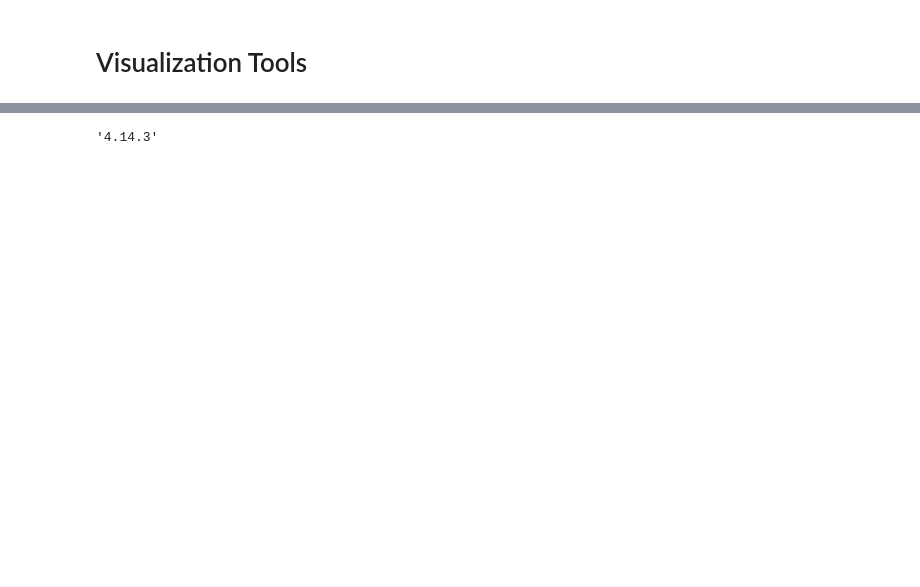
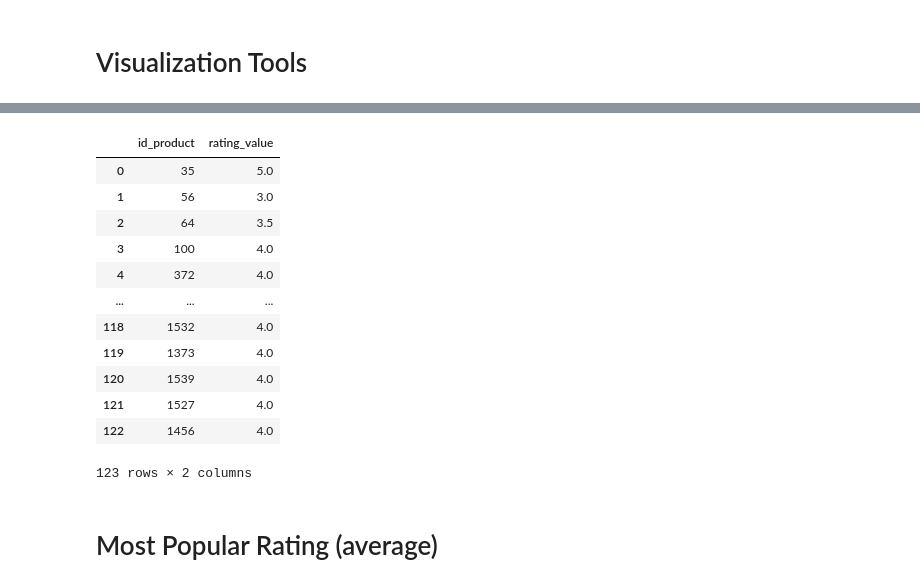
Before and after one commit to philippengani/shoppy, a Jupyter notebook: shoppy_data_science.ipynb, the cells around one changed output, grey strips where cells are left out. Cells and saved outputs as stored; diff of their text form; code cells hidden in the pictures; blank space fills up the shorter version.

```diff
--- a/shoppy_data_science.ipynb
+++ b/shoppy_data_science.ipynb
@@ -59,7 +47,7 @@ password = 'DX%A818lF.+]'
 jdbcPort = 3306
 jdbcUrl = "jdbc:mysql://{0}:{1}/{2}?user={3}&password={4}".format(jdbcHostname, jdbcPort, jdbcDatabase, username, password)
 # %%
-# Importing the shoppy ratings data
+# Importing the shoppy ratings data and product data
 
 #shoppy_ratings_df = spark.read.jdbc(url=jdbcUrl, table="shoppy_ratings")
 shoppy_ratings_df = spark.read.format("jdbc")\
@@ -68,5 +56,14 @@ shoppy_ratings_df = spark.read.format("jdbc")\
                         .option("dbtable", "shoppy_ratings")\
                         .option("user", "jsvx9284_ndserge")\
                         .option("password", "DX%A818lF.+]")\
+                        .option("customSchema", "rating_id INT, rating_value INT, user_id INT, reference_id INT , type STRING")\
                         .load()
-shoppy_ratings_df
+
+shoppy_products_df = spark.read.format("jdbc")\
+                        .option("url", "jdbc:mysql://novobyte.org/jsvx9284_shpy?useLegacyDatetimeCode=false&serverTimezone=UTC")\
+                        .option("driver", "com.mysql.jdbc.Driver")\
+                        .option("query", "select product_id, product_name_en,actual_price from shoppy_products")\
+                        .option("user", "jsvx9284_ndserge")\
+                        .option("password", "DX%A818lF.+]")\
+                        .option("customSchema", "product_id INT, product_name_en STRING, actual_price DECIMAL(38, 0)") \
+                        .load()
@@ -112,5 +108,23 @@ Requirement already satisfied: ptyprocess>=0.5 in /usr/local/lib/python3.7/dist-
-# %%
-import plotly
-plotly.__version__
-# %% [output]
-'4.14.3'
+# %%
+df = shoppy_ratings_df.toPandas()
+df_product = df [df["type"]=='PRODUCT']
+df_product_2= pd.DataFrame(columns=["id_product"],data=df_product.reference_id.unique())
+df_product_2["rating_value"]=(df_product.groupby("reference_id")["rating_value"].mean().to_list())
+# %%
+df_product_2
+# %% [output]
+|  | id_product | rating_value |
+| 0 | 35 | 5.0 |
+| 1 | 56 | 3.0 |
+| 2 | 64 | 3.5 |
+| 3 | 100 | 4.0 |
+| 4 | 372 | 4.0 |
+| ... | ... | ... |
+| 118 | 1532 | 4.0 |
+| 119 | 1373 | 4.0 |
+| 120 | 1539 | 4.0 |
+| 121 | 1527 | 4.0 |
+| 122 | 1456 | 4.0 |
+123 rows × 2 columns
+# %% [markdown]
+# Most Popular Rating (average)
```
Also changed, not shown: parts of 18 cells of this notebook.
